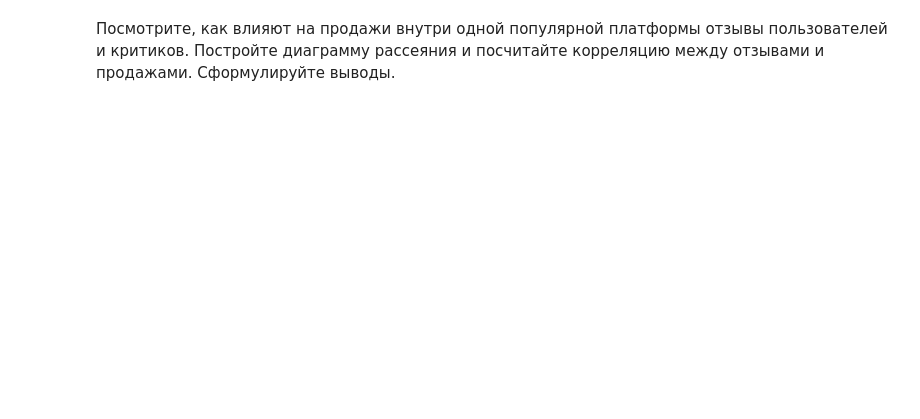
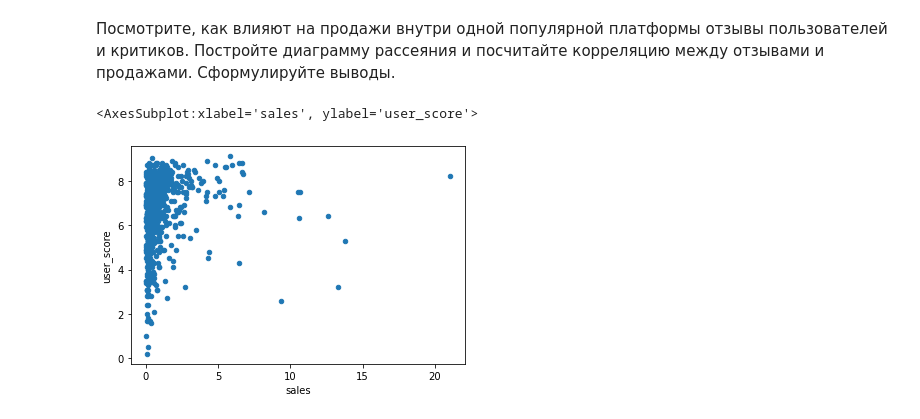
Before and after one commit to nikolai44/data-science-cource, a Jupyter notebook: sprint5/notebook.ipynb, the cells around one changed output. Cells and saved outputs as stored; diff of their text form; code cells hidden in the pictures; blank space fills up the shorter version.

```diff
--- a/sprint5/notebook.ipynb
+++ b/sprint5/notebook.ipynb
@@ -221,3 +219,8 @@ NameError: name 'df' is not defined
 # %% [markdown]
 Посмотрите, как влияют на продажи внутри одной популярной платформы отзывы пользователей и критиков.
 Постройте диаграмму рассеяния и посчитайте корреляцию между отзывами и продажами. Сформулируйте выводы.
+# %%
+df[(df.platform == 'PS3') & (df.user_score > 0)].plot(kind='scatter', x='sales', y='user_score')
+# %% [output]
+<AxesSubplot:xlabel='sales', ylabel='user_score'>
+[figure, added]
```
Also changed, not shown: parts of 7 cells of this notebook.
